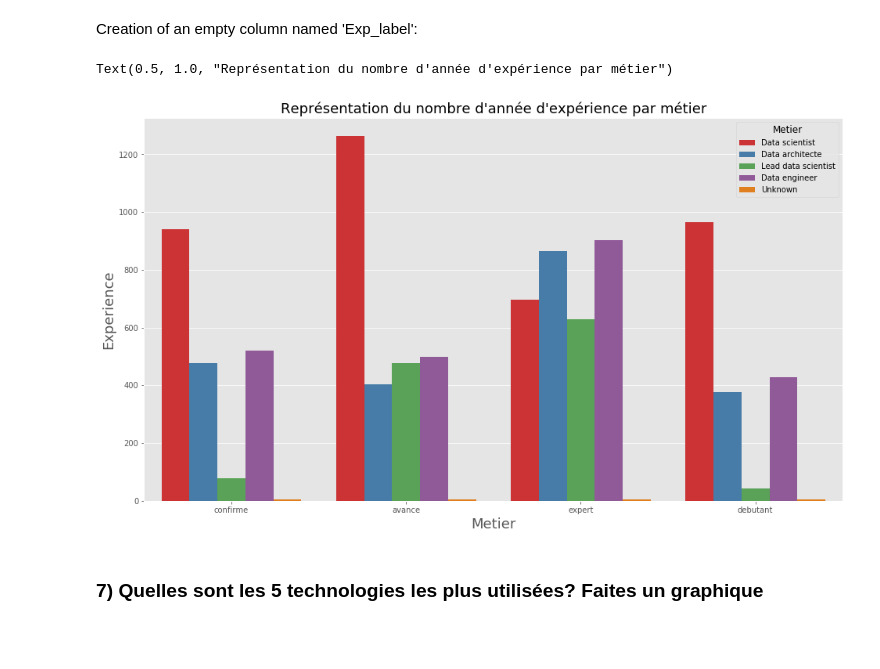
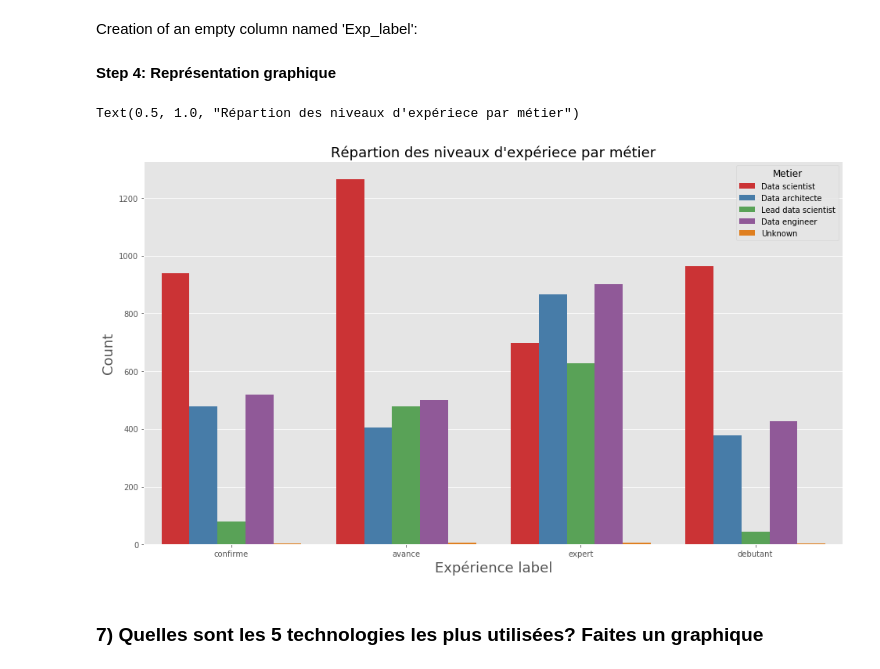
Before and after one commit to emathian/Clustering_Classification_JN, a Jupyter notebook: Test_Technique_ML.ipynb, the cells around one changed output. Cells and saved outputs as stored; diff of their text form; code cells hidden in the pictures; blank space fills up the shorter version.

```diff
--- a/Test_Technique_ML.ipynb
+++ b/Test_Technique_ML.ipynb
@@ -218,16 +220,18 @@ for i in MetierL:
         else: # Expert class
             ind = list(df[(df['Metier'] == i) & (df['Exp_label'].isna())].index)
             df.iloc[ind , 6] = quantile_label[ql]
+# %% [markdown]
+**Step 4: Représentation graphique**
 # %%
 plt.figure(figsize=(16, 9))
 b =  sb.countplot( x="Exp_label", hue="Metier", data=df, palette="Set1")
 
 b.axes.set_xlabel("Expérience label",fontsize=18)
-b.axes.set_ylabel("Experience",fontsize=18)
-b.axes.set_title("Représentation du nombre d'année d'expérience par métier",fontsize=18)
+b.axes.set_ylabel("Count",fontsize=18)
+b.axes.set_title("Répartion des niveaux d'expériece par métier",fontsize=18)
 # %% [output]
-Text(0.5, 1.0, "Représentation du nombre d'année d'expérience par métier")
+Text(0.5, 1.0, "Répartion des niveaux d'expériece par métier")
-[figure, old version]
+[figure, new version]
 # %% [markdown]
 ### 7) Quelles sont les 5 technologies les plus utilisées? Faites un graphique
 # %% [markdown]
```
Also changed, not shown: parts of 23 cells of this notebook.
